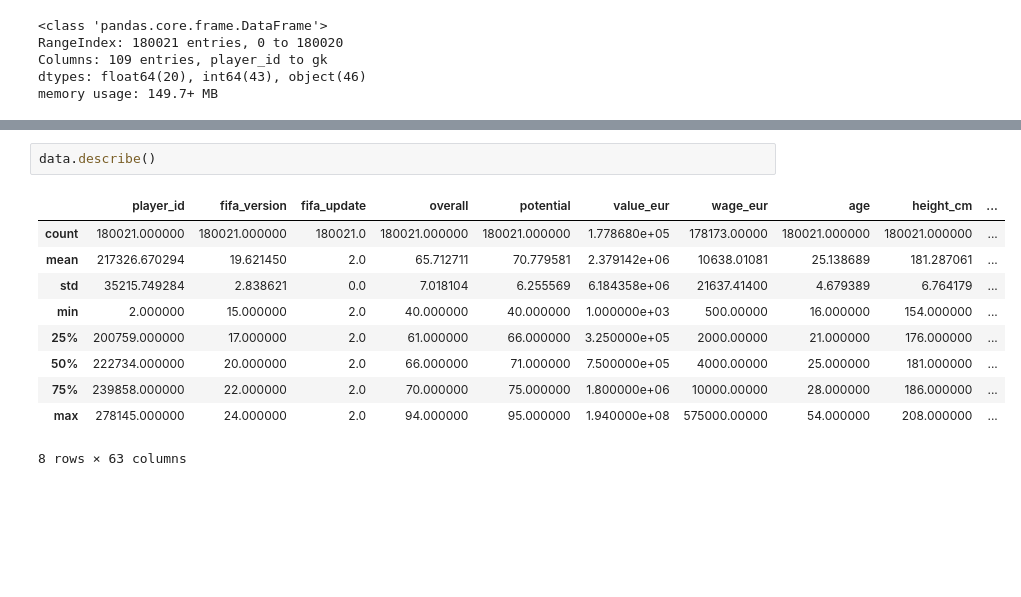
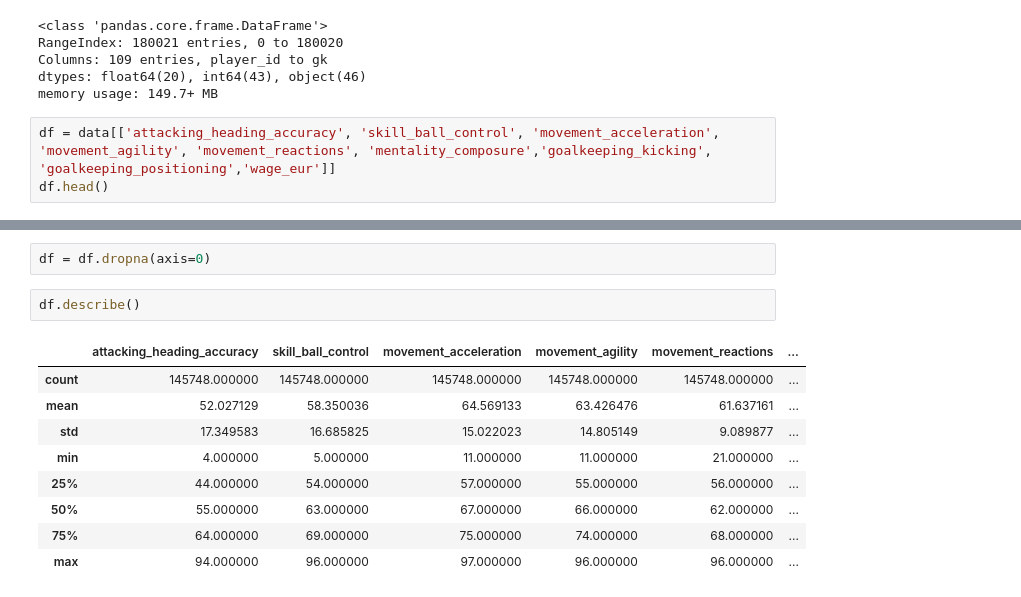
Before and after one commit to emdad-i/Fifa-2024-Linear-Regression-API, a Jupyter notebook: Model_Explore.ipynb, the cells around one changed output, grey strips where cells are left out. Drawn from its saved outputs; the diff is of its cells as text; blank space fills up the shorter version.

```diff
--- a/Model_Explore.ipynb
+++ b/Model_Explore.ipynb
@@ -14,3 +14,6 @@ RangeIndex: 180021 entries, 0 to 180020
 Columns: 109 entries, player_id to gk
 dtypes: float64(20), int64(43), object(46)
 memory usage: 149.7+ MB
+# %%
+df = data[['attacking_heading_accuracy', 'skill_ball_control', 'movement_acceleration', 'movement_agility', 'movement_reactions', 'mentality_composure','goalkeeping_kicking', 'goalkeeping_positioning','wage_eur']]
+df.head()
@@ -17,14 +27,15 @@ memory usage: 149.7+ MB
+# %%
+df = df.dropna(axis=0)
 # %%
-data.describe()
+df.describe()
 # %% [output]
-|  | player_id | fifa_version | fifa_update | overall | potential | value_eur | wage_eur | age | height_cm | ... |
-| count | 180021.000000 | 180021.000000 | 180021.0 | 180021.000000 | 180021.000000 | 1.778680e+05 | 178173.00000 | 180021.000000 | 180021.000000 | ... |
-| mean | 217326.670294 | 19.621450 | 2.0 | 65.712711 | 70.779581 | 2.379142e+06 | 10638.01081 | 25.138689 | 181.287061 | ... |
-| std | 35215.749284 | 2.838621 | 0.0 | 7.018104 | 6.255569 | 6.184358e+06 | 21637.41400 | 4.679389 | 6.764179 | ... |
-| min | 2.000000 | 15.000000 | 2.0 | 40.000000 | 40.000000 | 1.000000e+03 | 500.00000 | 16.000000 | 154.000000 | ... |
-| 25% | 200759.000000 | 17.000000 | 2.0 | 61.000000 | 66.000000 | 3.250000e+05 | 2000.00000 | 21.000000 | 176.000000 | ... |
-| 50% | 222734.000000 | 20.000000 | 2.0 | 66.000000 | 71.000000 | 7.500000e+05 | 4000.00000 | 25.000000 | 181.000000 | ... |
-| 75% | 239858.000000 | 22.000000 | 2.0 | 70.000000 | 75.000000 | 1.800000e+06 | 10000.00000 | 28.000000 | 186.000000 | ... |
-| max | 278145.000000 | 24.000000 | 2.0 | 94.000000 | 95.000000 | 1.940000e+08 | 575000.00000 | 54.000000 | 208.000000 | ... |
+|  | attacking_heading_accuracy | skill_ball_control | movement_acceleration | movement_agility | movement_reactions | ... |
+| count | 145748.000000 | 145748.000000 | 145748.000000 | 145748.000000 | 145748.000000 | ... |
+| mean | 52.027129 | 58.350036 | 64.569133 | 63.426476 | 61.637161 | ... |
+| std | 17.349583 | 16.685825 | 15.022023 | 14.805149 | 9.089877 | ... |
+| min | 4.000000 | 5.000000 | 11.000000 | 11.000000 | 21.000000 | ... |
+| 25% | 44.000000 | 54.000000 | 57.000000 | 55.000000 | 56.000000 | ... |
+| 50% | 55.000000 | 63.000000 | 67.000000 | 66.000000 | 62.000000 | ... |
+| 75% | 64.000000 | 69.000000 | 75.000000 | 74.000000 | 68.000000 | ... |
+| max | 94.000000 | 96.000000 | 97.000000 | 96.000000 | 96.000000 | ... |
-8 rows × 63 columns
 # %%
```
Also changed, not shown: parts of 18 cells of this notebook.
